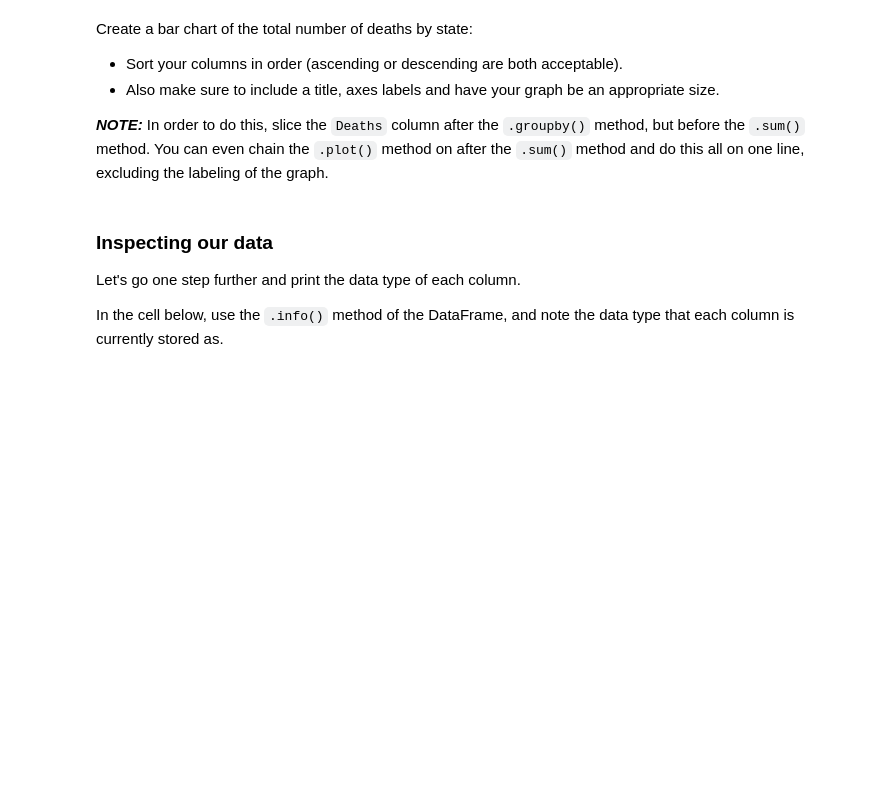
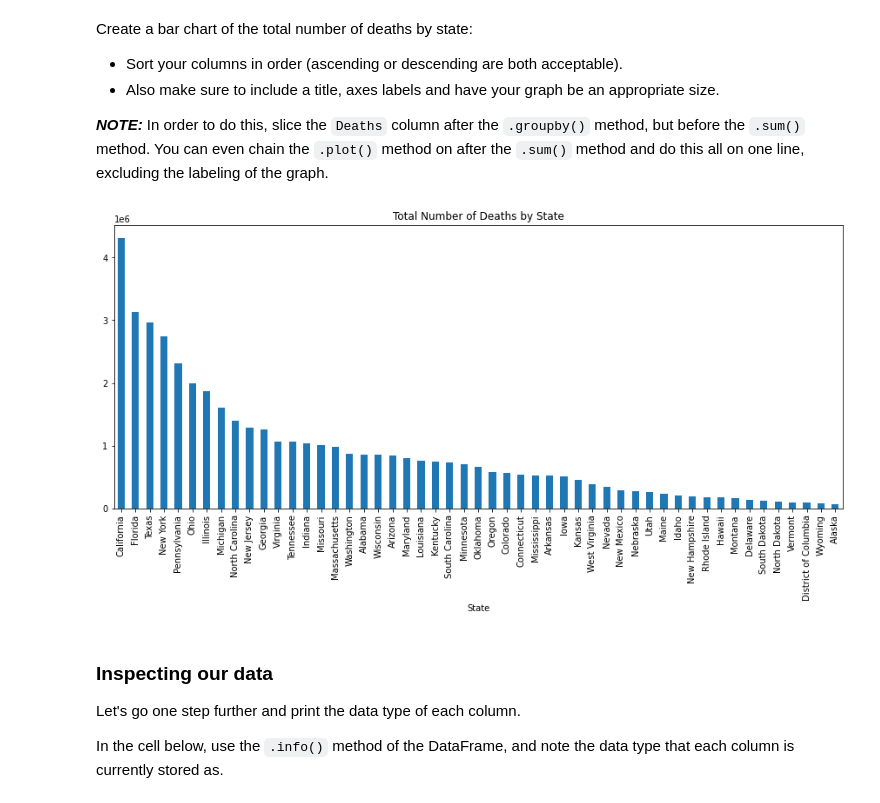
Before and after one commit to mcshoja/dsc-pivot-tables-pandas-lab, a Jupyter notebook: index.ipynb, the cells around one changed output. Cells and saved outputs as stored; diff of their text form; code cells hidden in the pictures; blank space fills up the shorter version.

```diff
--- a/index.ipynb
+++ b/index.ipynb
@@ -107,3 +112,12 @@ Create a bar chart of the total number of deaths by state:
+# %%
+# Your code here
+df.groupby("State")["Deaths"].sum().sort_values(ascending=False).plot(
+    kind="bar",
+    figsize=(15, 6),
+    title="Total Number of Deaths by State"
+);
+# %% [output]
+[figure, added]
 # %% [markdown]
 ### Inspecting our data
 
```
Also changed, not shown: parts of 33 cells of this notebook.
